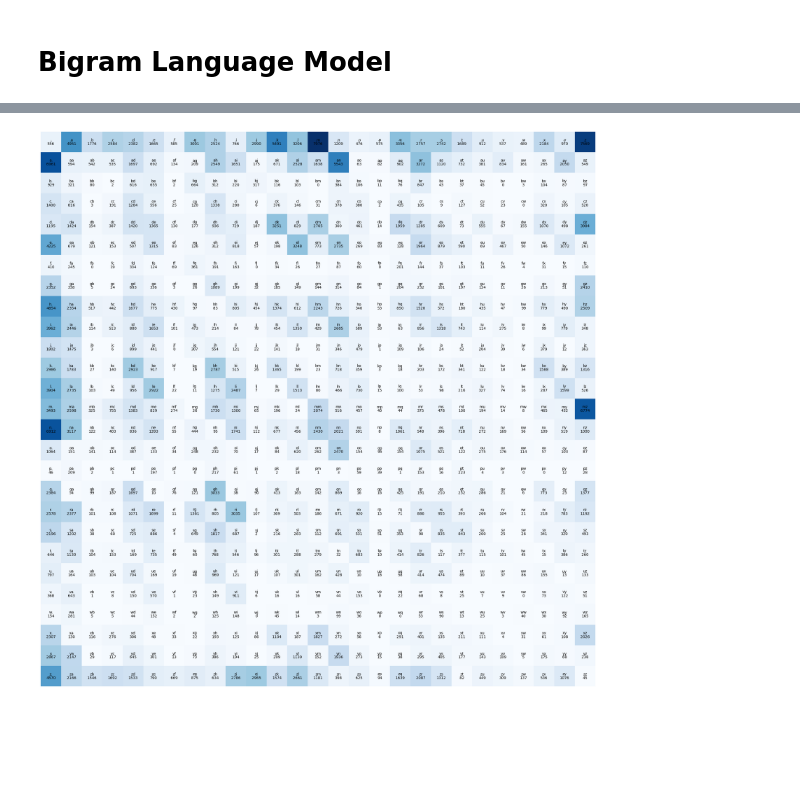
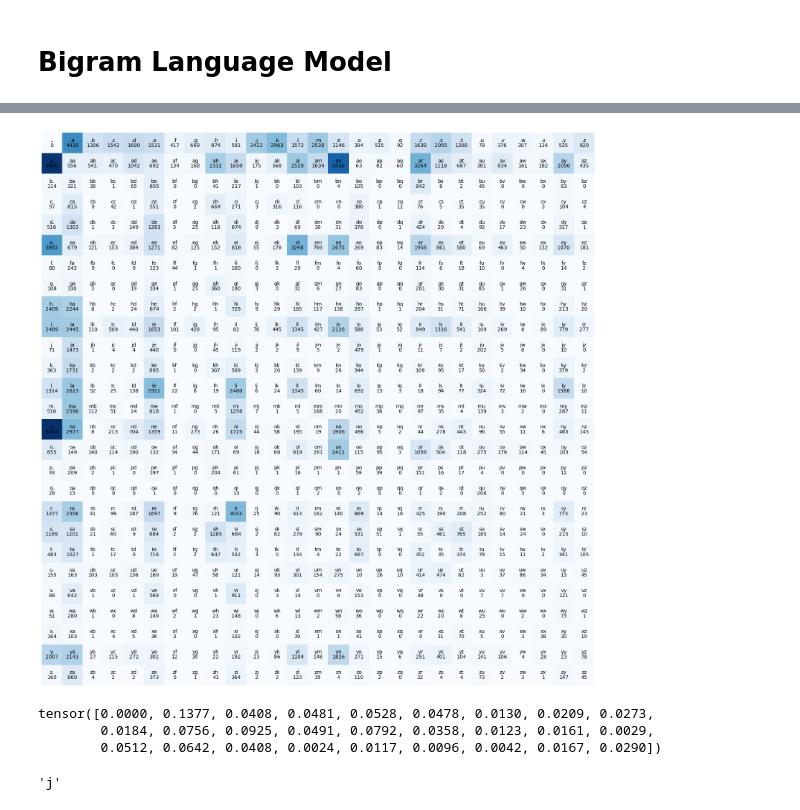
Before and after one commit to dwi11harsh/makemore, a Jupyter notebook: 2. makemore.ipynb, the cells around one changed output, grey strips where cells are left out. Saved outputs shown, nothing was run; the diff lists cells and outputs as text; code cells hidden in the pictures; blank space fills up the shorter version.

```diff
--- a/2. makemore.ipynb
+++ b/2. makemore.ipynb
@@ -98,11 +98,26 @@ plt.imshow(N)
 # %%
-plt.figure(figsize=(27,27`))
+plt.figure(figsize=(20,20))
 plt.imshow(N, cmap='Blues')
 for i in range(27):
     for j in range(27):
         chstr = itos[i] + itos[j]
         plt.text(j, i, chstr, ha="center", va="bottom", color='black')
         plt.text(j, i, N[i, j].item(), ha="center", va="top", color='black')
 plt.axis('off');
 # %% [output]
-[figure, old version]
+[figure, new version]
+# %%
+p = N[0].float()
+p = p / p.sum()   # this creates a probability distribution, with each entry telling us the probability that the corresponding character can be the starting one
+p
+# %% [output]
+tensor([0.0000, 0.1377, 0.0408, 0.0481, 0.0528, 0.0478, 0.0130, 0.0209, 0.0273,
+        0.0184, 0.0756, 0.0925, 0.0491, 0.0792, 0.0358, 0.0123, 0.0161, 0.0029,
+        0.0512, 0.0642, 0.0408, 0.0024, 0.0117, 0.0096, 0.0042, 0.0167, 0.0290])
+# %%
+# sampling
+g = torch.Generator().manual_seed(2147483647)
+ix = torch.multinomial(p, num_samples=1, replacement=True, generator=g).item()
+itos[ix]
+# %% [output]
+'j'
```
Also changed, not shown: parts of 1 cell of this notebook.
